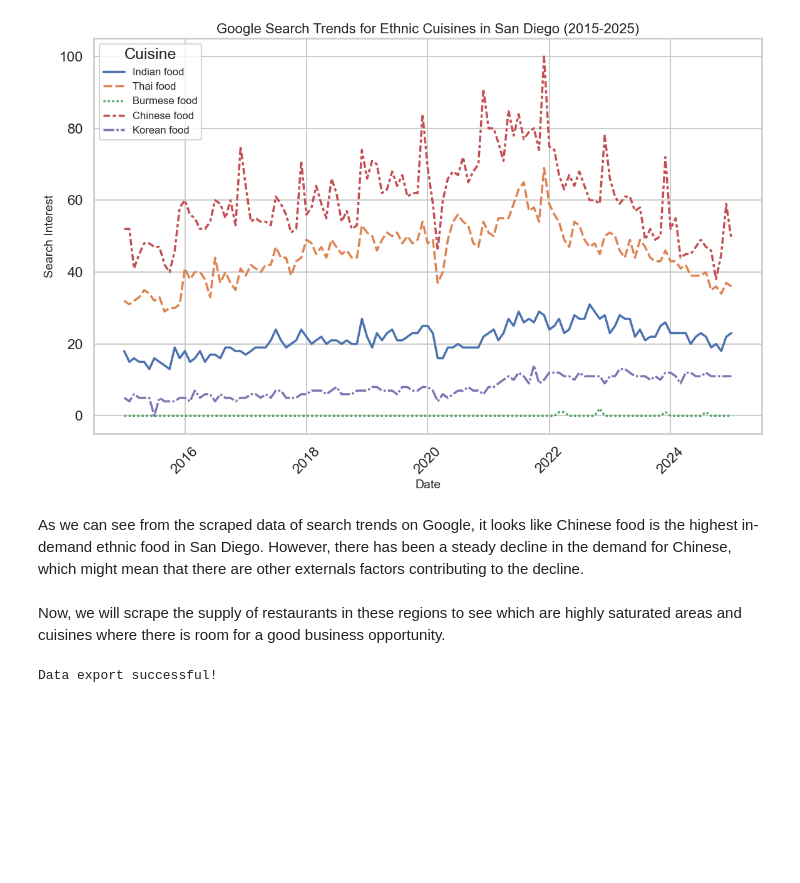
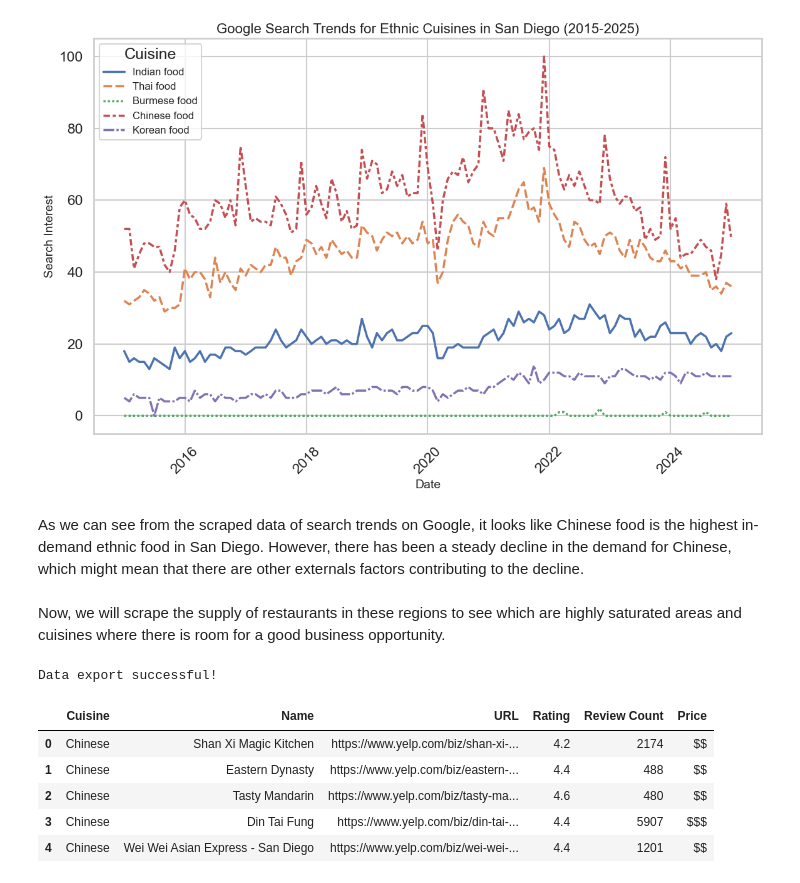
Before and after one commit to AungKyawWin20/MarketMunch, a Jupyter notebook: project.ipynb, the cells around one changed output. Saved outputs shown, nothing was run; the diff lists cells and outputs as text; code cells hidden in the pictures; blank space fills up the shorter version.

Commit message:
Update execution count in project notebook and add data preview functionality

```diff
--- a/project.ipynb
+++ b/project.ipynb
@@ -521,3 +521,12 @@ cuisine_df.to_csv("San Diego Cuisines Data.csv", index = False)
 print("Data export successful!")
 # %% [output]
 Data export successful!
+# %%
+cuisine_df = pd.read_csv('Datasets\San Diego Cuisines Data.csv')
+# %% [output]
+|  | Cuisine | Name | URL | Rating | Review Count | Price |
+| 0 | Chinese | Shan Xi Magic Kitchen | https://www.yelp.com/biz/shan-xi-... | 4.2 | 2174 | $$ |
+| 1 | Chinese | Eastern Dynasty | https://www.yelp.com/biz/eastern-... | 4.4 | 488 | $$ |
+| 2 | Chinese | Tasty Mandarin | https://www.yelp.com/biz/tasty-ma... | 4.6 | 480 | $$ |
+| 3 | Chinese | Din Tai Fung | https://www.yelp.com/biz/din-tai-... | 4.4 | 5907 | $$$ |
+| 4 | Chinese | Wei Wei Asian Express - San Diego | https://www.yelp.com/biz/wei-wei-... | 4.4 | 1201 | $$ |
```
Also changed, not shown: parts of 2 cells of this notebook.
